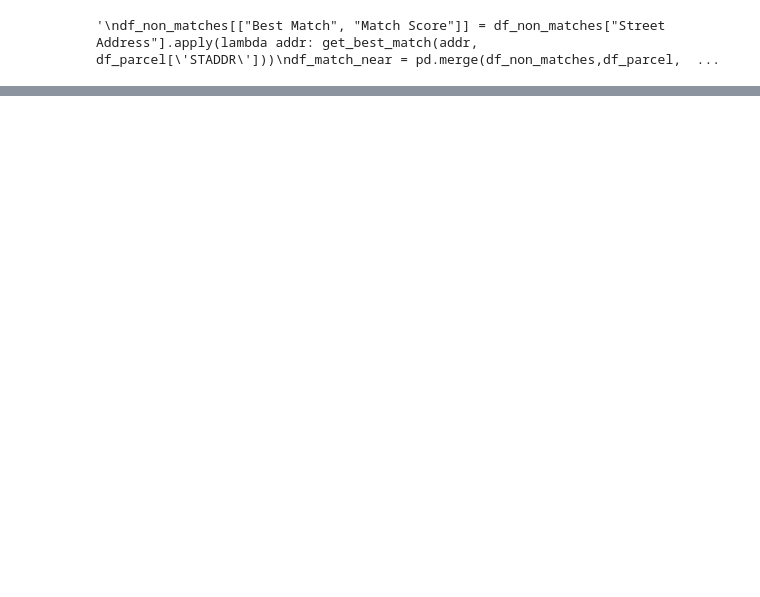
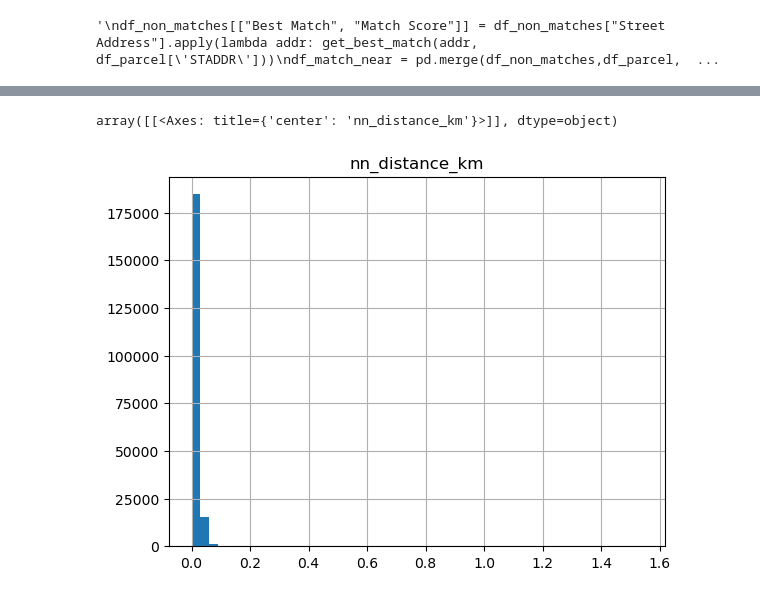
Before and after one commit to aschimmo/Erdos2025_LeadExposure, a Jupyter notebook: data_cleaning.ipynb, the cells around one changed output, grey strips where cells are left out. Drawn from its saved outputs; the diff is of its cells as text; code cells hidden in the pictures; blank space fills up the shorter version.

```diff
--- a/data_cleaning.ipynb
+++ b/data_cleaning.ipynb
@@ -141,10 +99,9 @@ df_match_near.to_csv('data_match_near.csv')
 df_match_near = pd.read_csv('data_match_near.csv')
 
 # Clean up the two dataframes so they can be combined
-
 df_match_exact["Match Score"] = 100
 
-columns_filtered = ['PARCEL ID', 'YEARBLT', 'APPRTOT', 'PRICE', 'GRADE', 'NBRHD',
+columns_filtered = ['PARCEL ID', 'YEARBLT',
                     'Street Number', 'Street Name', 'City', 'Zip Code', 'County', 'Latitude', 'Longitude',
                     'System-Owned Portion Service Line Material Classification ',
                     'If Non-Lead in Column R.. Was Material Ever Previously Lead?',
@@ -251,0 +247,7 @@ memory usage: 29.1+ MB
+# %%
+# Remove columns that do not contribute to the model or spatial plotting
+columns_filtered_2 = ['PARCEL ID', 'YEARBLT',
+                        'Street Number', 'Street Name', 'City', 'Zip Code', 'County', 'Latitude', 'Longitude',
+                        'System-Owned Portion Service Line Material Classification ']
+
+df_match_combined_cleaned = df_match_combined_cleaned[columns_filtered_2]
@@ -251,0 +286,9 @@ memory usage: 29.1+ MB
+# %%
+df_match_combined_cleaned["is_lead"] = (df_match_combined_cleaned["System-Owned Portion Service Line Material Classification "]=="PB").astype(int)
+
+# Use +/- 1 for lead/non-lead values. Makes nearest-neighbor analysis clearer
+df_match_combined_cleaned['is_lead_pm'] = df_match_combined_cleaned['is_lead'].replace(0,-1)
+
+## Additional code for predicting galvanized pipe presence
+#df_match_combined_cleaned["is_galv"] = (df_match_combined_cleaned["System-Owned Portion Service Line Material Classification "]=="GAL").astype(int)
+#df_match_combined_cleaned["needs_replaced"] = df_match_combined_cleaned["is_lead"] + df_match_combined_cleaned["is_galv"]
@@ -251,0 +297,23 @@ memory usage: 29.1+ MB
+# %%
+# Convert degrees to radians
+coords_rad = np.radians(df_match_combined_cleaned[['Latitude', 'Longitude']].values)
+
+# Build BallTree with haversine metric
+tree = BallTree(coords_rad, metric='haversine')
+
+# Query for k=2 (skip the point itself)
+dists, indices = tree.query(coords_rad, k=2)
+
+# Multiply by Earth radius (in km)
+earth_radius_km = 6371.0
+nearest_dists_km = dists[:, 1] * earth_radius_km
+nearest_indices = indices[:, 1]
+nearest_is_lead = df_match_combined_cleaned.iloc[nearest_indices]['is_lead_pm'].values
+
+# Add to DataFrame
+df_match_combined_cleaned['nn_is_lead'] = nearest_is_lead
+df_match_combined_cleaned['nn_distance_km'] = nearest_dists_km
+
+# Create weighted nearest neighbor lead value
+epsilon = 1e-3  # to avoid division by zero. Corresponds to 1 meter
+df_match_combined_cleaned['nn_is_lead_weighted'] = df_match_combined_cleaned['nn_is_lead'] / (df_match_combined_cleaned['nn_distance_km'] + epsilon)
@@ -251,0 +333,6 @@ memory usage: 29.1+ MB
+# %%
+# take a look at the nearest neighbor distance data
+df_match_combined_cleaned.hist(column='nn_distance_km', bins=51)
+# %% [output]
+array([[<Axes: title={'center': 'nn_distance_km'}>]], dtype=object)
+[figure, added]
```
Also changed, not shown: parts of 26 cells of this notebook, 5 other files.
